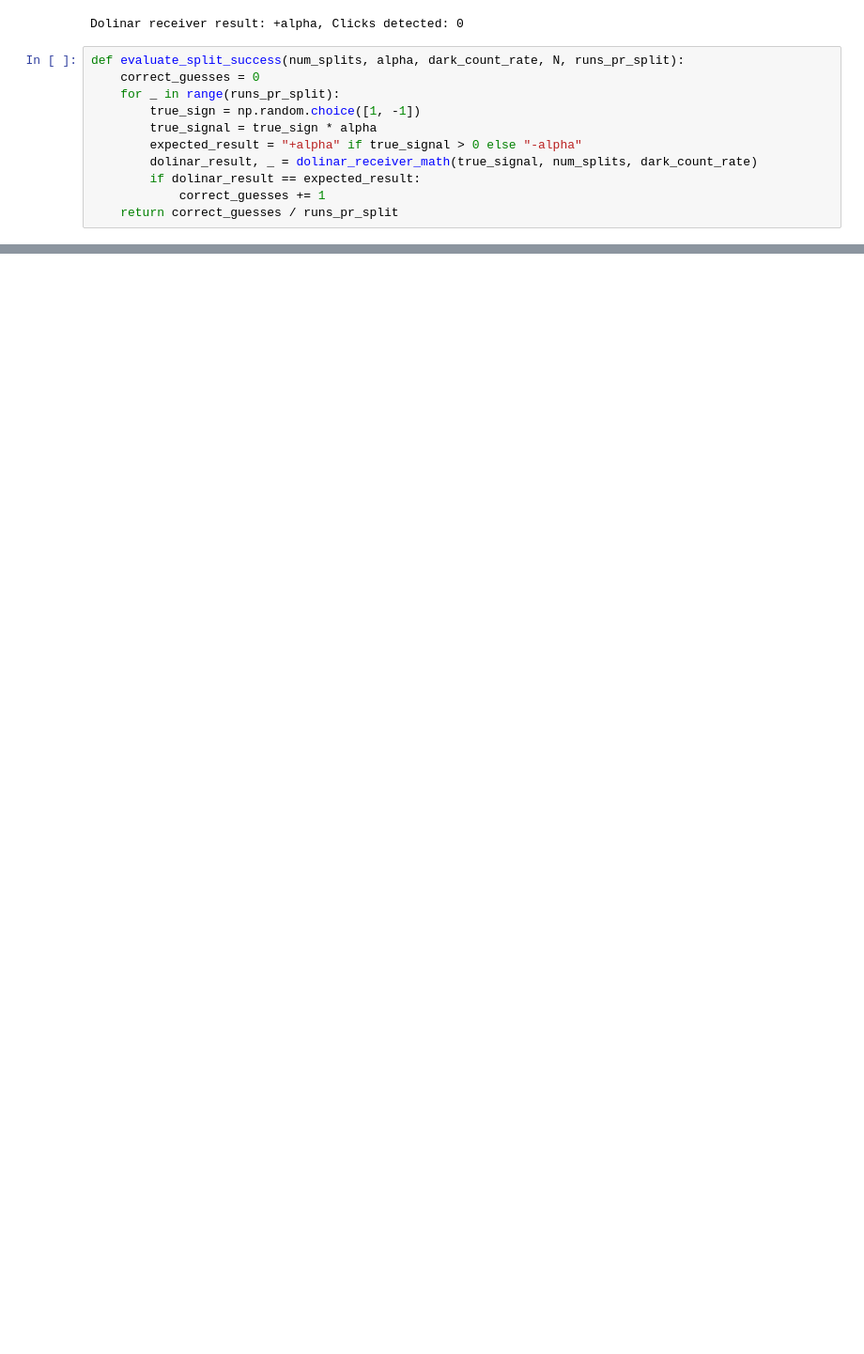
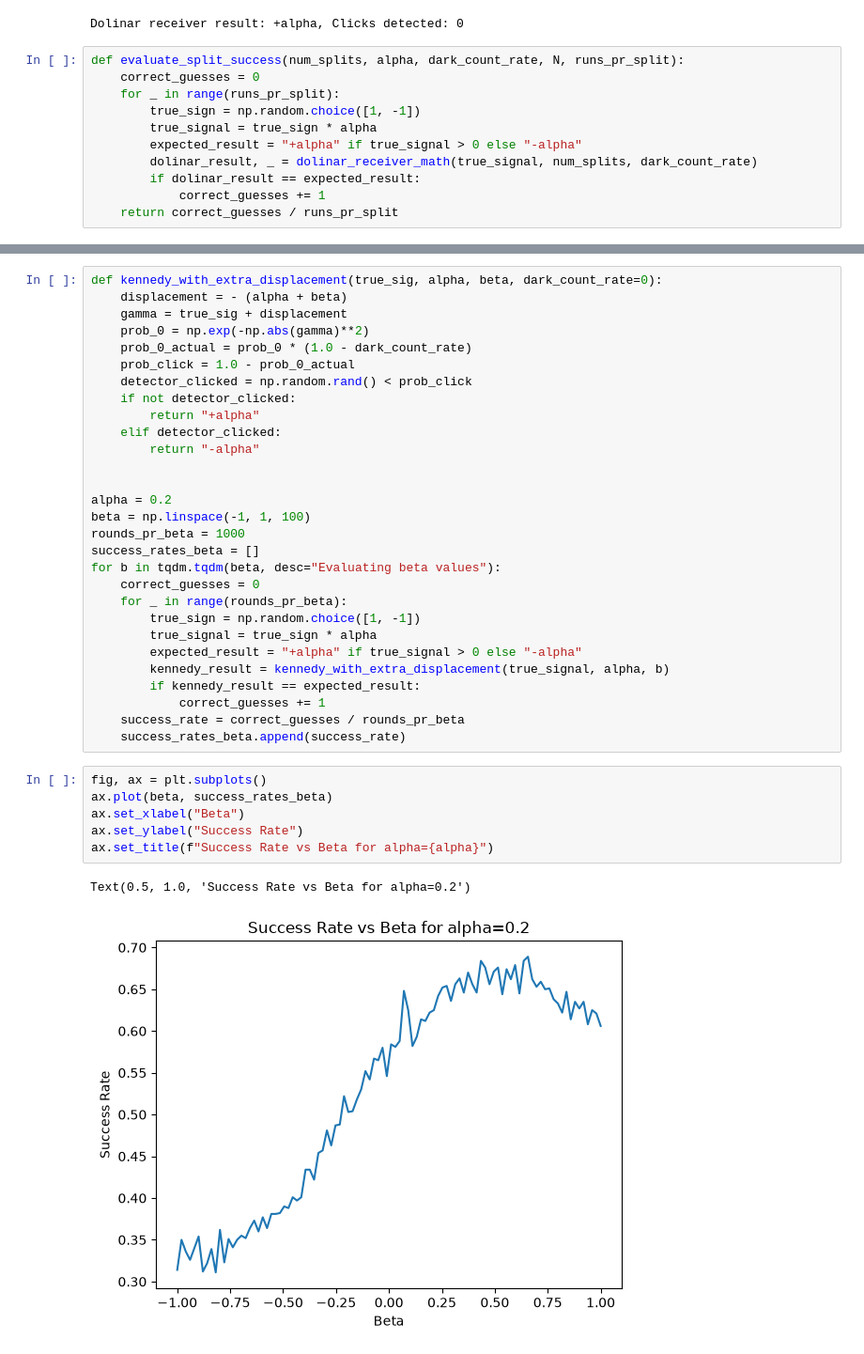
Before and after one commit to eskildpra/Dolinar-Receiver, a Jupyter notebook: test.ipynb, the cells around one changed output, grey strips where cells are left out. Shown at 94% size. Drawn from its saved outputs; the diff is of its cells as text; blank space fills up the shorter version.

```diff
--- a/test.ipynb
+++ b/test.ipynb
@@ -179,0 +174,38 @@ Text(0, 0.5, 'Success Rate')
+# %%
+def kennedy_with_extra_displacement(true_sig, alpha, beta, dark_count_rate=0):
+    displacement = - (alpha + beta)
+    gamma = true_sig + displacement
+    prob_0 = np.exp(-np.abs(gamma)**2)
+    prob_0_actual = prob_0 * (1.0 - dark_count_rate)
+    prob_click = 1.0 - prob_0_actual
+    detector_clicked = np.random.rand() < prob_click
+    if not detector_clicked:
+        return "+alpha"
+    elif detector_clicked:
+        return "-alpha"
+
+
+alpha = 0.2
+beta = np.linspace(-1, 1, 100)
+rounds_pr_beta = 1000
+success_rates_beta = []
+for b in tqdm.tqdm(beta, desc="Evaluating beta values"):
+    correct_guesses = 0
+    for _ in range(rounds_pr_beta):
+        true_sign = np.random.choice([1, -1])
+        true_signal = true_sign * alpha
+        expected_result = "+alpha" if true_signal > 0 else "-alpha"
+        kennedy_result = kennedy_with_extra_displacement(true_signal, alpha, b)
+        if kennedy_result == expected_result:
+            correct_guesses += 1
+    success_rate = correct_guesses / rounds_pr_beta
+    success_rates_beta.append(success_rate)
+# %%
+fig, ax = plt.subplots()
+ax.plot(beta, success_rates_beta)
+ax.set_xlabel("Beta")
+ax.set_ylabel("Success Rate")
+ax.set_title(f"Success Rate vs Beta for alpha={alpha}")
+# %% [output]
+Text(0.5, 1.0, 'Success Rate vs Beta for alpha=0.2')
+[figure, added]
```
Also changed, not shown: parts of 6 cells of this notebook.
